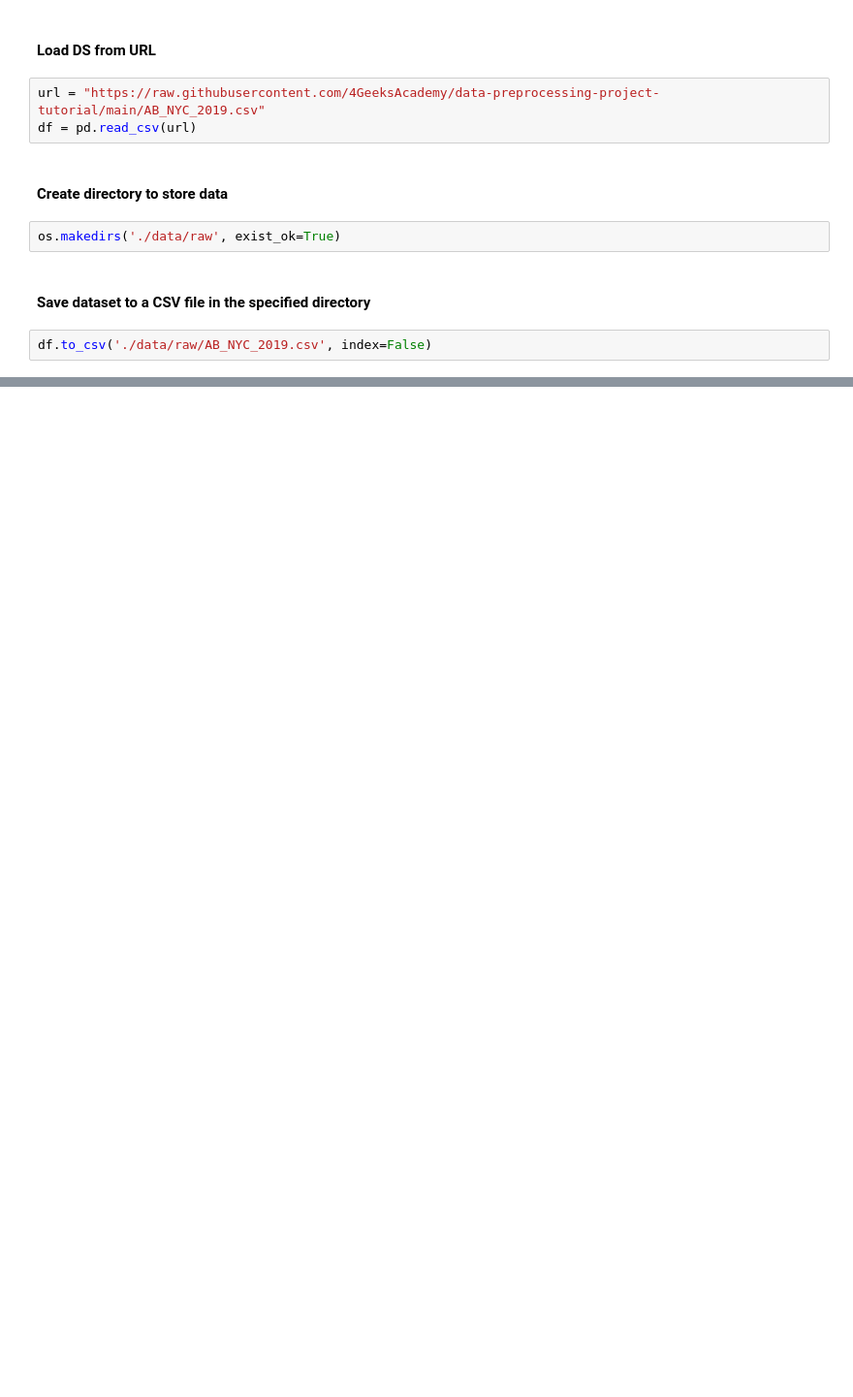
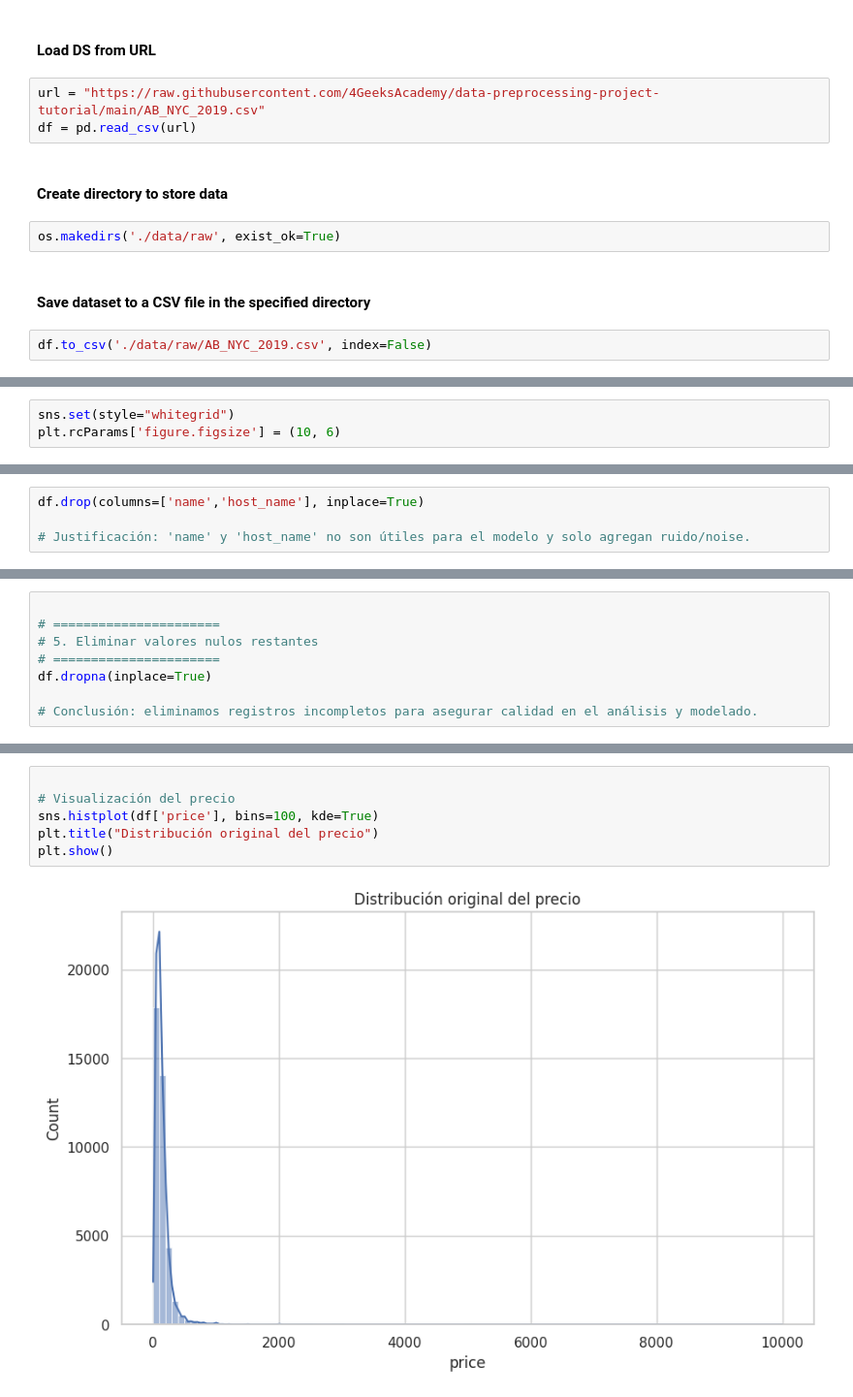
Before and after one commit to 4GeeksAcademy/ViceVareles_Bea_Intro_ML, a Jupyter notebook: src/eda.ipynb, the cells around one changed output, grey strips where cells are left out. Shown at 97% size. Drawn from its saved outputs; the diff is of its cells as text; blank space fills up the shorter version.

```diff
--- a/src/eda.ipynb
+++ b/src/eda.ipynb
@@ -17,0 +27,3 @@ df.to_csv('./data/raw/AB_NYC_2019.csv', index=False)
+# %%
+sns.set(style="whitegrid")
+plt.rcParams['figure.figsize'] = (10, 6)
@@ -17,0 +90,4 @@ df.to_csv('./data/raw/AB_NYC_2019.csv', index=False)
+# %%
+df.drop(columns=['name','host_name'], inplace=True)
+
+# Justificación: 'name' y 'host_name' no son útiles para el modelo y solo agregan ruido/noise.
@@ -17,0 +96,8 @@ df.to_csv('./data/raw/AB_NYC_2019.csv', index=False)
+# %%
+
+# ======================
+# 5. Eliminar valores nulos restantes
+# ======================
+df.dropna(inplace=True)
+
+# Conclusión: eliminamos registros incompletos para asegurar calidad en el análisis y modelado.
@@ -17,0 +122,8 @@ df.to_csv('./data/raw/AB_NYC_2019.csv', index=False)
+# %%
+
+# Visualización del precio
+sns.histplot(df['price'], bins=100, kde=True)
+plt.title("Distribución original del precio")
+plt.show()
+# %% [output]
+[figure, added]
```
Also changed, not shown: parts of 20 cells of this notebook, 1 other file.
